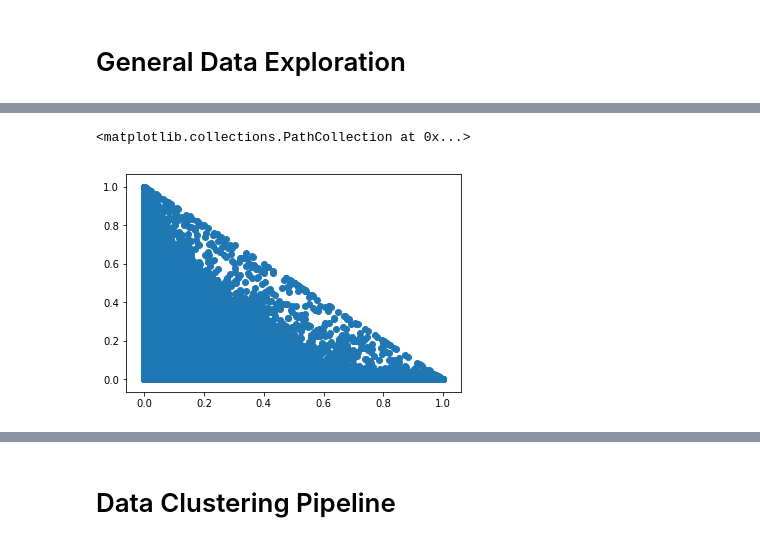
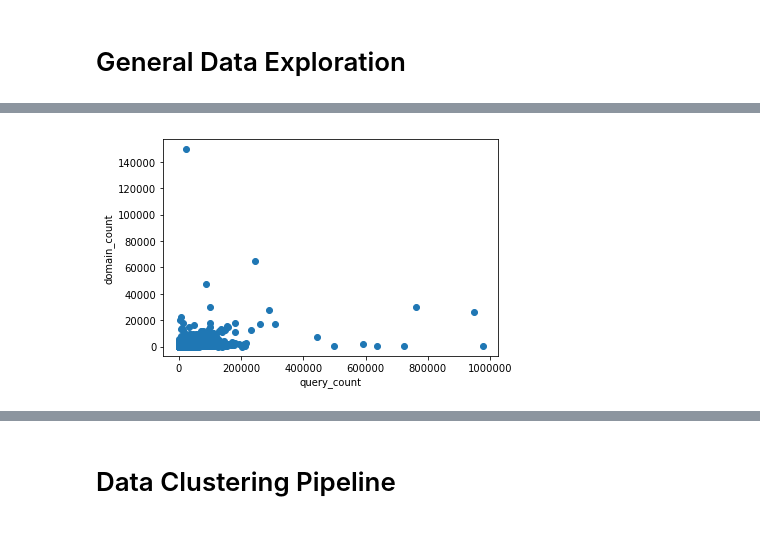
Before and after one commit to bachsh/sklearn-vs-sparkml, a Jupyter notebook: 1 - DNS Users Clustering - Python.ipynb, the cells around one changed output, grey strips where cells are left out. Saved outputs shown, nothing was run; the diff lists cells and outputs as text; code cells hidden in the pictures.

Commit message:
cleaner figures

```diff
--- a/1 - DNS Users Clustering - Python.ipynb
+++ b/1 - DNS Users Clustering - Python.ipynb
@@ -56,6 +50,8 @@ plt.scatter(dataset.query_count, dataset.domain_count)
-# %%
-plt.figure()
-plt.scatter(dataset.count_hour0_norm, dataset.count_hour3_norm)
-# %% [output]
-<matplotlib.collections.PathCollection at 0x...>
-[figure, removed]
+# %%
+plt.figure()
+feat1, feat2 = ["query_count", "domain_count"]
+plt.scatter(dataset[feat1], dataset[feat2])
+plt.xlabel(feat1); plt.ylabel(feat2)
+plt.show()
+# %% [output]
+[figure, added]
```
Also changed, not shown: parts of 5 cells of this notebook.
